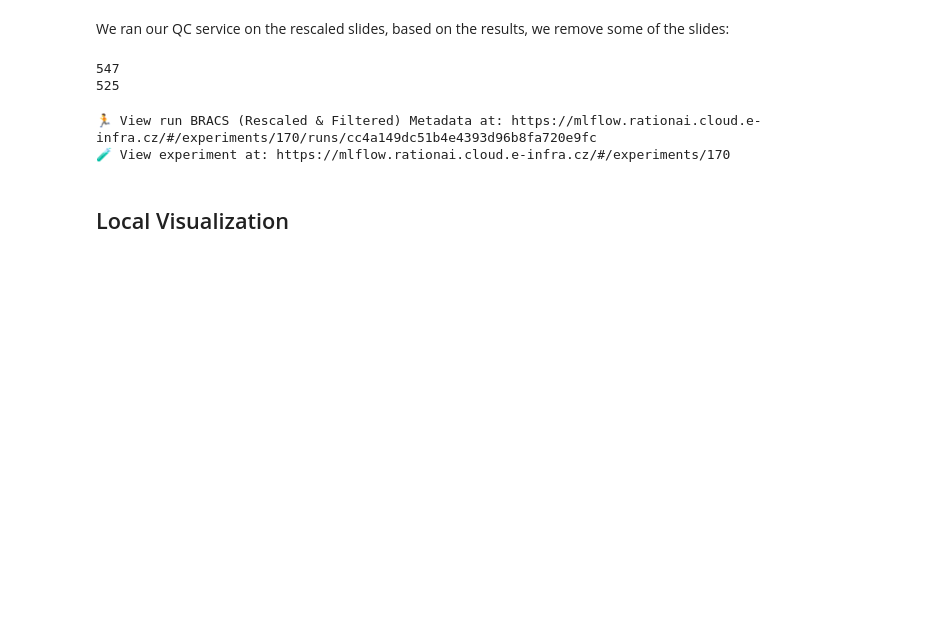
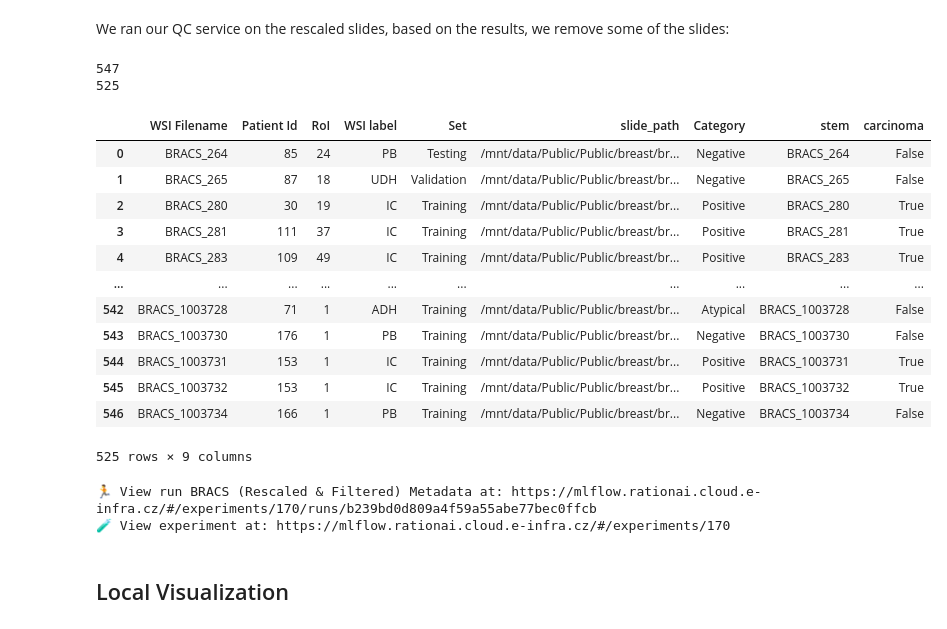
Before and after one commit to RationAI/carcinoma-binary-classification-methods, a Jupyter notebook: exploration/bracs.ipynb, the cells around one changed output. Saved outputs shown, nothing was run; the diff lists cells and outputs as text; code cells hidden in the pictures; blank space fills up the shorter version.

Commit message:
feat: bracs add carcinoma

```diff
--- a/exploration/bracs.ipynb
+++ b/exploration/bracs.ipynb
@@ -366,18 +344,11 @@ with mlflow.start_run(run_name="BRACS (Rescaled) Metadata"):
 # %% [markdown]
 We ran our QC service on the rescaled slides, based on the results, we remove some of the slides:
 # %%
+import pandas as pd
 import mlflow
-import pandas as pd
 
-
-qc_exclude = pd.read_csv(
-    "/mnt/projects/breast_cancer/bc/qc_masks/BRACS Full Rescaled/to_exclude_based_on_qc.csv"
-)
-rescaled_df = pd.read_csv(
-    mlflow.artifacts.download_artifacts(
-        "mlflow-artifacts:/170/06052d547b6345a49069f71b0bf13fb3/artifacts/bracs_rescaled.csv"
-    )
-)
+qc_exclude = pd.read_csv( "/mnt/projects/breast_cancer/bc/qc_masks/BRACS Full Rescaled/to_exclude_based_on_qc.csv" )
+rescaled_df = pd.read_csv( mlflow.artifacts.download_artifacts("mlflow-artifacts:/170/06052d547b6345a49069f71b0bf13fb3/artifacts/bracs_rescaled.csv") )
 
 print(len(rescaled_df))
 stems_to_exclude = set(qc_exclude["slide_stem"])
@@ -385,9 +356,26 @@ rescaled_df = rescaled_df[
     ~(rescaled_df["slide_path"].map(lambda x: Path(x).stem).isin(stems_to_exclude))
 ]
 print(len(rescaled_df))
+rescaled_df["carcinoma"] = rescaled_df["Category"] == "Positive"
 # %% [output]
 547
 525
+# %%
+rescaled_df
+# %% [output]
+|  | WSI Filename | Patient Id | RoI | WSI label | Set | slide_path | Category | stem | carcinoma |
+| 0 | BRACS_264 | 85 | 24 | PB | Testing | /mnt/data/Public/Public/breast/br... | Negative | BRACS_264 | False |
+| 1 | BRACS_265 | 87 | 18 | UDH | Validation | /mnt/data/Public/Public/breast/br... | Negative | BRACS_265 | False |
+| 2 | BRACS_280 | 30 | 19 | IC | Training | /mnt/data/Public/Public/breast/br... | Positive | BRACS_280 | True |
+| 3 | BRACS_281 | 111 | 37 | IC | Training | /mnt/data/Public/Public/breast/br... | Positive | BRACS_281 | True |
+| 4 | BRACS_283 | 109 | 49 | IC | Training | /mnt/data/Public/Public/breast/br... | Positive | BRACS_283 | True |
+| ... | ... | ... | ... | ... | ... | ... | ... | ... | ... |
+| 542 | BRACS_1003728 | 71 | 1 | ADH | Training | /mnt/data/Public/Public/breast/br... | Atypical | BRACS_1003728 | False |
+| 543 | BRACS_1003730 | 176 | 1 | PB | Training | /mnt/data/Public/Public/breast/br... | Negative | BRACS_1003730 | False |
+| 544 | BRACS_1003731 | 153 | 1 | IC | Training | /mnt/data/Public/Public/breast/br... | Positive | BRACS_1003731 | True |
+| 545 | BRACS_1003732 | 153 | 1 | IC | Training | /mnt/data/Public/Public/breast/br... | Positive | BRACS_1003732 | True |
+| 546 | BRACS_1003734 | 166 | 1 | PB | Training | /mnt/data/Public/Public/breast/br... | Negative | BRACS_1003734 | False |
+525 rows × 9 columns
 # %%
 rescaled_df.to_csv("./bracs_rescaled_filtered.csv", index=False)
 mlflow.set_experiment("Breast Cancer")
@@ -395,7 +383,7 @@ mlflow.set_experiment("Breast Cancer")
 with mlflow.start_run(run_name="BRACS (Rescaled & Filtered) Metadata"):
     mlflow.log_artifact("./bracs_rescaled_filtered.csv")
 # %% [output]
-🏃 View run BRACS (Rescaled & Filtered) Metadata at: https://mlflow.rationai.cloud.e-infra.cz/#/experiments/170/runs/cc4a149dc51b4e4393d96b8fa720e9fc
+🏃 View run BRACS (Rescaled & Filtered) Metadata at: https://mlflow.rationai.cloud.e-infra.cz/#/experiments/170/runs/b239bd0d809a4f59a55abe77bec0ffcb
 🧪 View experiment at: https://mlflow.rationai.cloud.e-infra.cz/#/experiments/170
 # %% [markdown]
 ## Local Visualization
```
Also changed, not shown: parts of 16 cells of this notebook, 1 other file.
